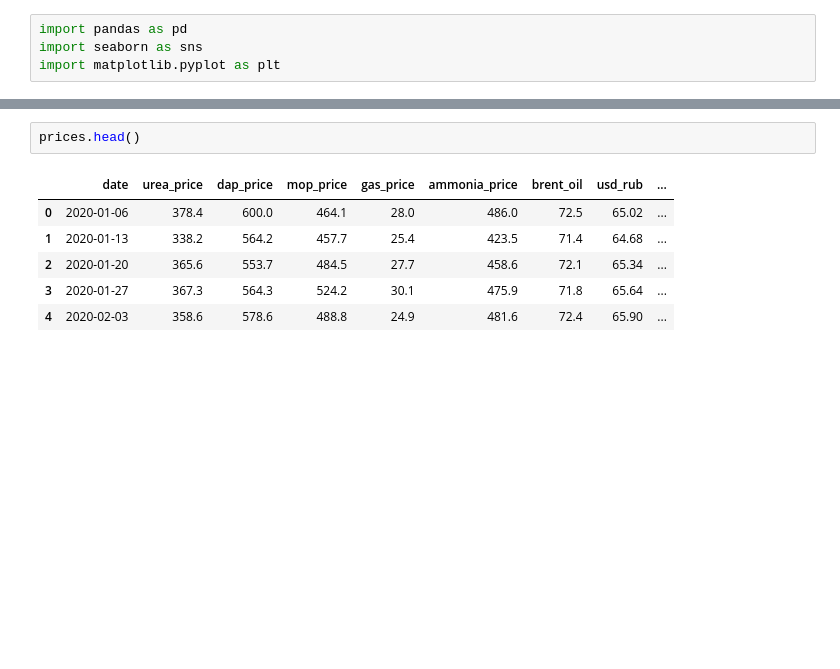
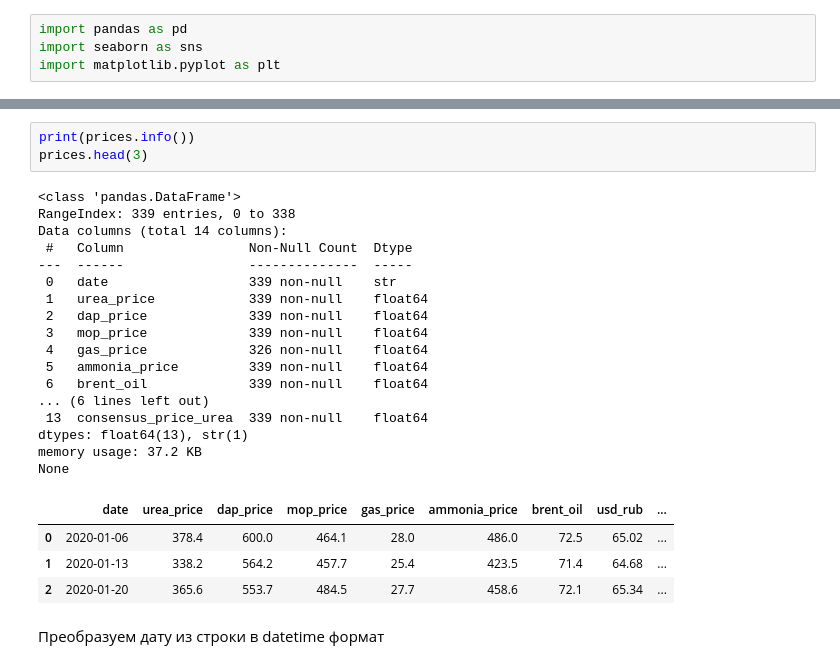
Before and after one commit to Alexander8841/fartilizer_market_analysis, a Jupyter notebook: notebook.ipynb, the cells around one changed output, grey strips where cells are left out. Saved outputs shown, nothing was run; the diff lists cells and outputs as text; blank space fills up the shorter version.

Commit message:
prices explorer

```diff
--- a/notebook.ipynb
+++ b/notebook.ipynb
@@ -17,9 +36,27 @@ news.head()
 # %%
-prices.head()
+print(prices.info())
+prices.head(3)
 # %% [output]
+<class 'pandas.DataFrame'>
+RangeIndex: 339 entries, 0 to 338
+Data columns (total 14 columns):
+ #   Column                Non-Null Count  Dtype
+---  ------                --------------  -----
+ 0   date                  339 non-null    str
+ 1   urea_price            339 non-null    float64
+ 2   dap_price             339 non-null    float64
+ 3   mop_price             339 non-null    float64
+ 4   gas_price             326 non-null    float64
+ 5   ammonia_price         339 non-null    float64
+ 6   brent_oil             339 non-null    float64
+... (6 lines left out)
+ 13  consensus_price_urea  339 non-null    float64
+dtypes: float64(13), str(1)
+memory usage: 37.2 KB
+None
 |  | date | urea_price | dap_price | mop_price | gas_price | ammonia_price | brent_oil | usd_rub | ... |
 | 0 | 2020-01-06 | 378.4 | 600.0 | 464.1 | 28.0 | 486.0 | 72.5 | 65.02 | ... |
 | 1 | 2020-01-13 | 338.2 | 564.2 | 457.7 | 25.4 | 423.5 | 71.4 | 64.68 | ... |
 | 2 | 2020-01-20 | 365.6 | 553.7 | 484.5 | 27.7 | 458.6 | 72.1 | 65.34 | ... |
-| 3 | 2020-01-27 | 367.3 | 564.3 | 524.2 | 30.1 | 475.9 | 71.8 | 65.64 | ... |
-| 4 | 2020-02-03 | 358.6 | 578.6 | 488.8 | 24.9 | 481.6 | 72.4 | 65.90 | ... |
+# %% [markdown]
+Преобразуем дату из строки в datetime формат
```
Also changed, not shown: parts of 39 cells of this notebook.
